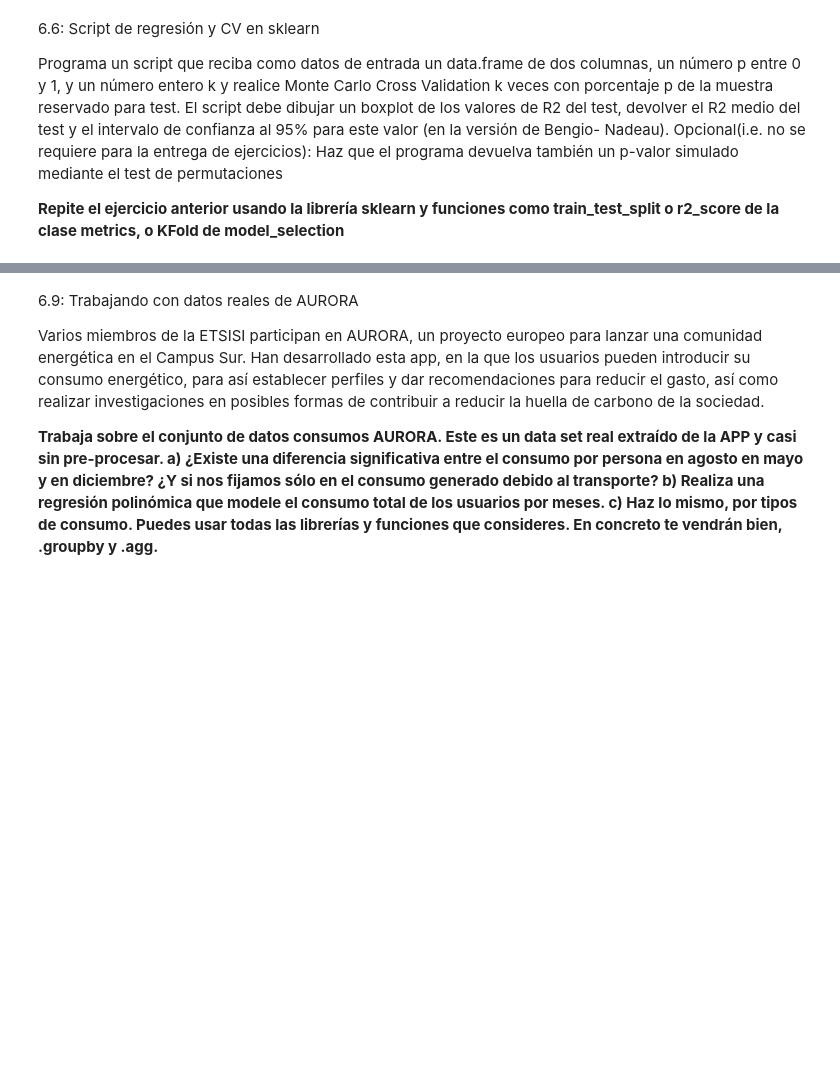
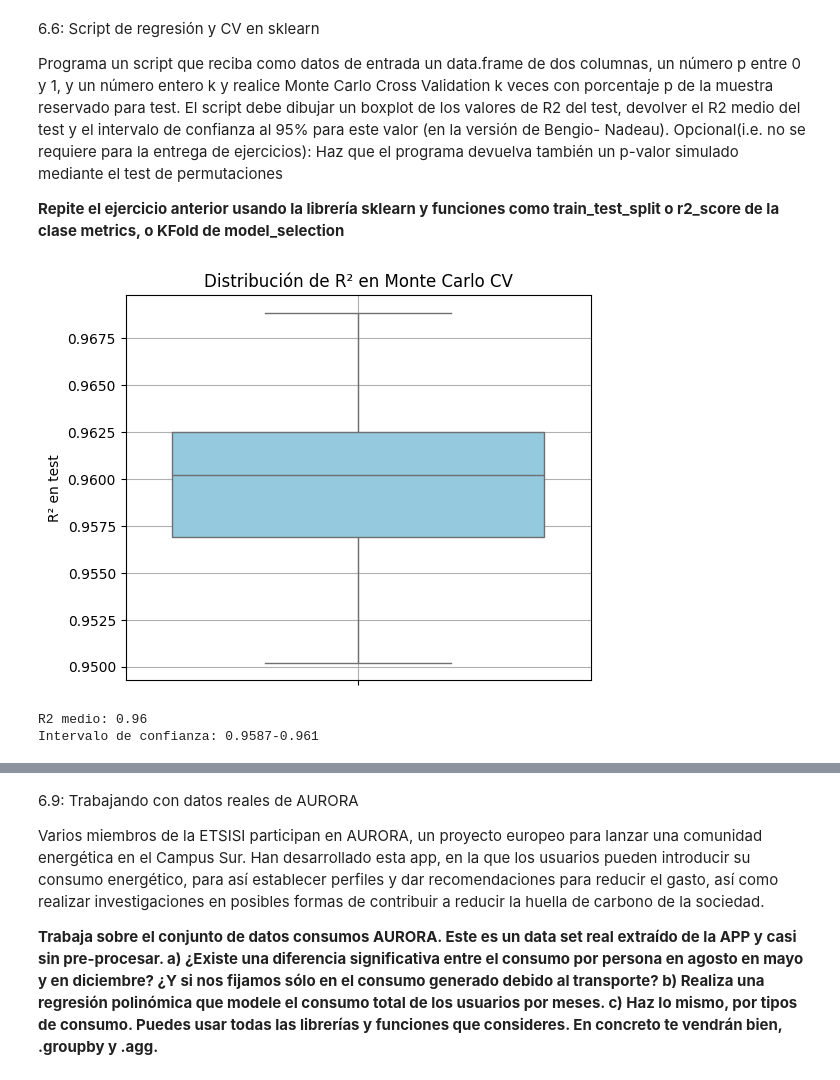
Before and after one commit to miguel-mxrxrx04/PyE2, a Jupyter notebook: impares.ipynb, the cells around one changed output, grey strips where cells are left out. Cells and saved outputs as stored; diff of their text form; code cells hidden in the pictures; blank space fills up the shorter version.

```diff
--- a/impares.ipynb
+++ b/impares.ipynb
@@ -277,3 +273,47 @@ Programa un script que reciba como datos de entrada un data.frame de dos columna
 
   **Repite el ejercicio anterior usando la librería sklearn y funciones como train_test_split o
  r2_score de la clase metrics, o KFold de model_selection**
+# %%
+from sklearn.linear_model import LinearRegression
+from sklearn.metrics import r2_score
+from sklearn.model_selection import train_test_split
+
+# simulamos los datos para 2 columnas
+np.random.seed(42)
+X = np.random.rand(1000, 1) * 10
+y = 5 * X.squeeze() + 3 + np.random.normal(0, 3, 1000)
+
+# Parámetros
+p = 0.2  # proporción para test
+k = 100  # número de iteraciones
+
+# cross validation monte carlo con sklearn
+r2_scores = []
+
+for _ in range(k):
+    X_train, X_test, y_train, y_test = train_test_split(X, y, test_size=p, random_state=None)
+    model = LinearRegression()
+    model.fit(X_train, y_train)
+    y_pred = model.predict(X_test)
+    r2 = r2_score(y_test, y_pred)
+    r2_scores.append(r2)
+
+# intervalo de confianza 95% (Bengio-Nadeau)
+mean_r2 = np.mean(r2_scores)
+std_r2 = np.std(r2_scores, ddof=1)
+ci_bengio = 1.96 * std_r2 * np.sqrt(1/k + 1/(k-1))
+intervalo_confianza = (mean_r2 - ci_bengio, mean_r2 + ci_bengio)
+
+# boxplot
+plt.figure(figsize=(6, 5))
+sns.boxplot(y=r2_scores, color="skyblue")
+plt.title("Distribución de R² en Monte Carlo CV")
+plt.ylabel("R² en test")
+plt.grid(True)
+plt.show()
+
+print(f'R2 medio: {round(mean_r2,2)}\nIntervalo de confianza: {round(intervalo_confianza[0], 4)}-{round(intervalo_confianza[-1],4)}')
+# %% [output]
+[figure, added]
+R2 medio: 0.96
+Intervalo de confianza: 0.9587-0.961
```
Also changed, not shown: parts of 8 cells of this notebook.
